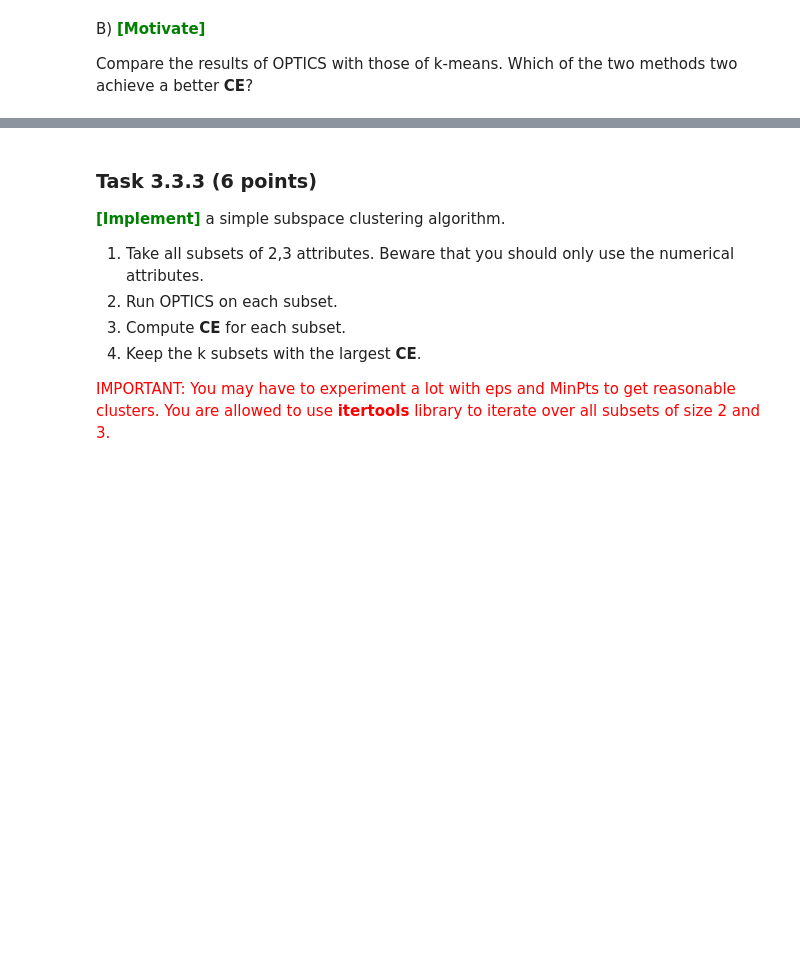
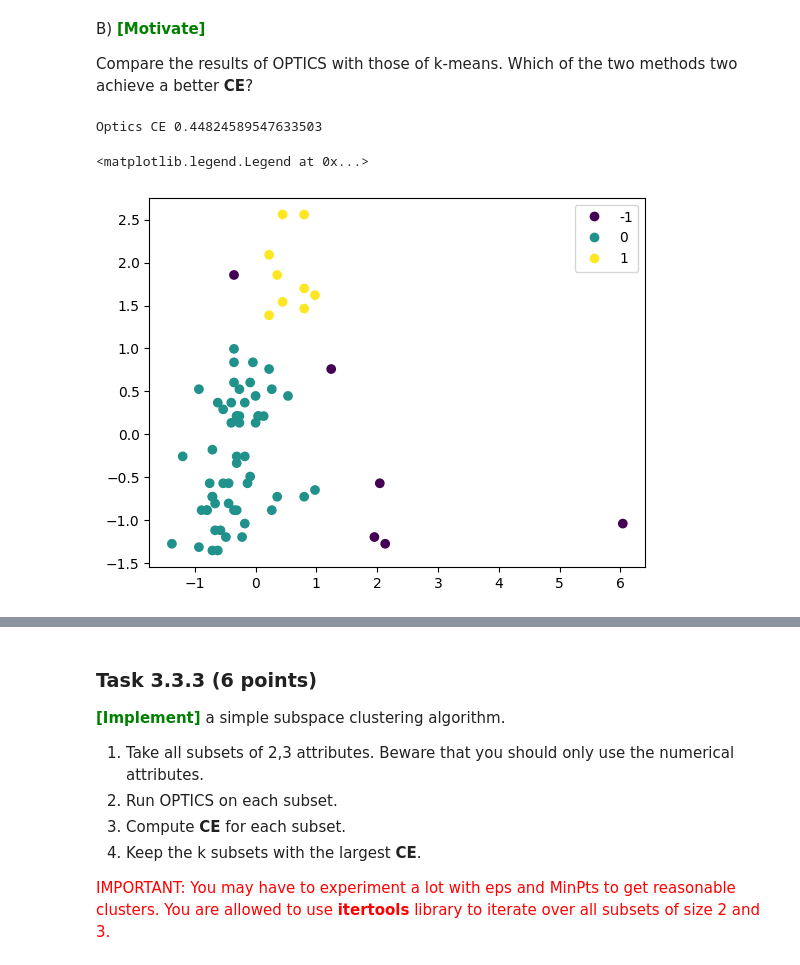
Before and after one commit to Joac1137/dm2023-exercises, a Jupyter notebook: handins/handin1.ipynb, the cells around one changed output, grey strips where cells are left out. Saved outputs shown, nothing was run; the diff lists cells and outputs as text; code cells hidden in the pictures; blank space fills up the shorter version.

Commit message:
OPtics maybe finally works

```diff
--- a/handins/handin1.ipynb
+++ b/handins/handin1.ipynb
@@ -1342,3 +1343,13 @@ plt.scatter(X_scaled[:, 0], X_scaled[:, 1], c =clusters)
 B) <span style='color: green'>**\[Motivate\]**</span><br>
 
 Compare the results of OPTICS with those of k-means. Which of the two methods two achieve a better **CE**?
+# %%
+res,optics_labels = optics(X_scaled,0.6,3)
+print("Optics CE", CE(np.array(class_labels),np.array(optics_labels)))
+scatter = plt.scatter(X_scaled[:, 0], X_scaled[:, 1], c =optics_labels)
+labels = list(set(optics_labels))
+plt.legend(handles=scatter.legend_elements()[0], labels=sorted(labels))
+# %% [output]
+Optics CE 0.44824589547633503
+<matplotlib.legend.Legend at 0x...>
+[figure, added]
```
Also changed, not shown: parts of 4 cells of this notebook, 1 other file.
